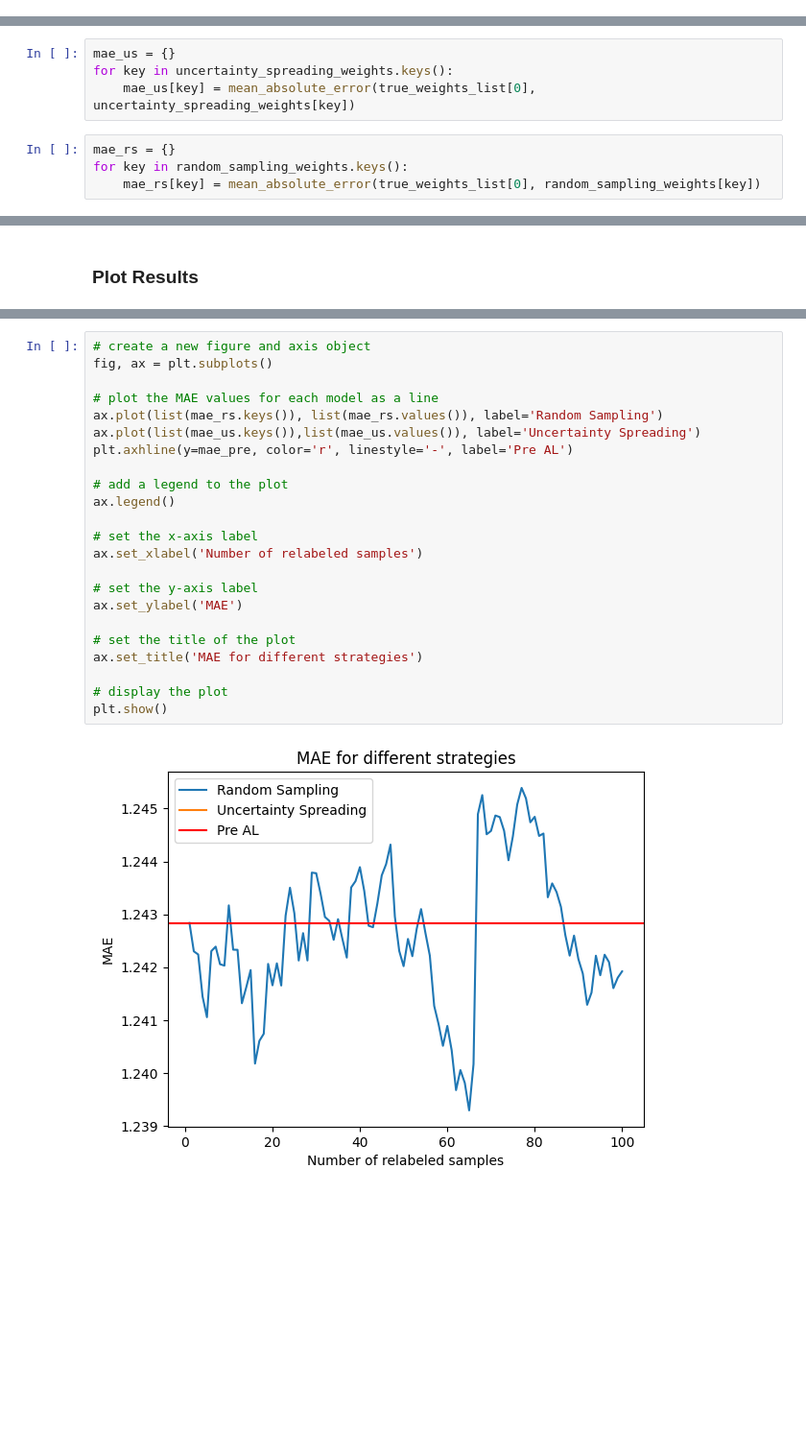
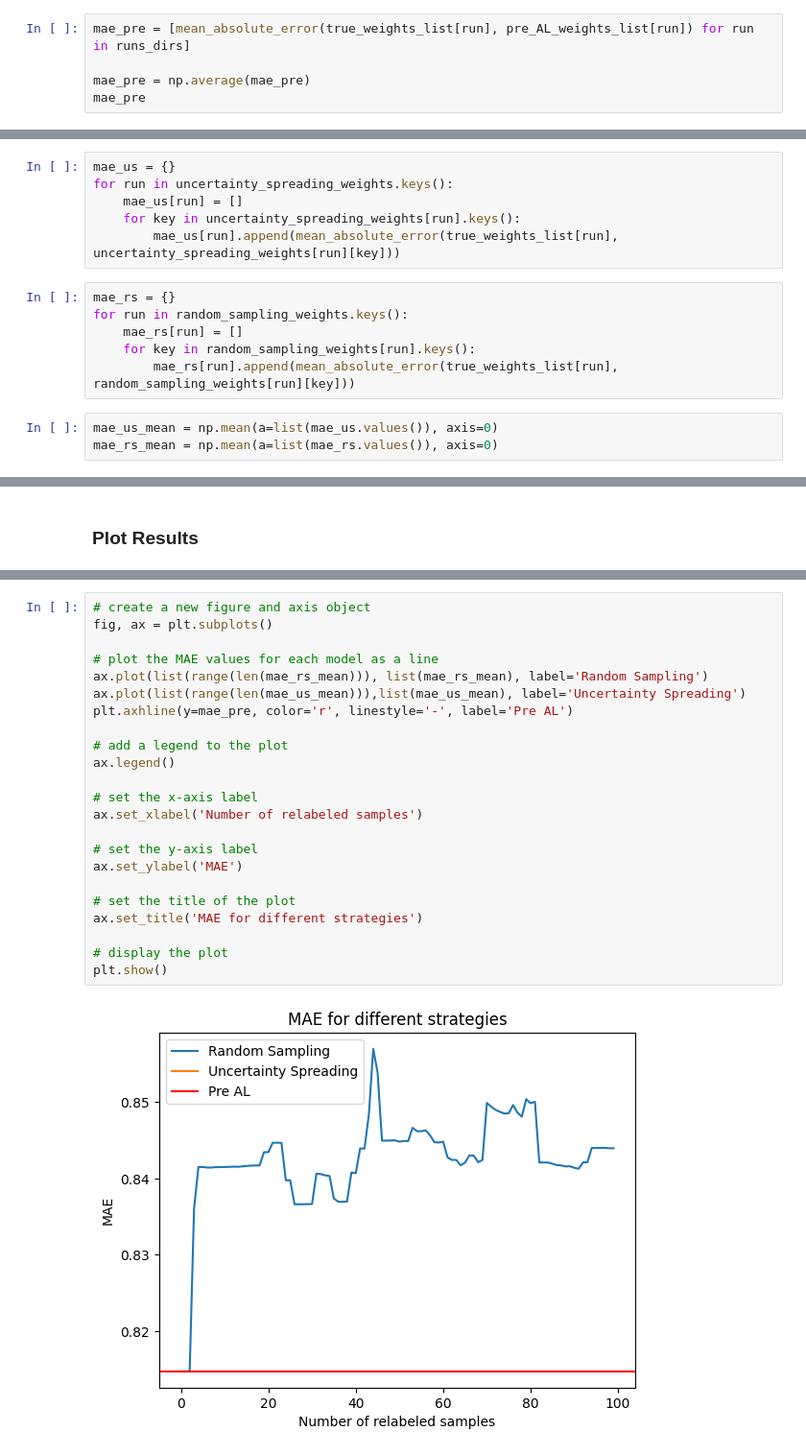
Before and after one commit to MassimilianoArca/master-thesis-experiments, a Jupyter notebook: master_thesis_experiments/notebooks/classification/evaluations.ipynb, the cells around one changed output, grey strips where cells are left out. Shown at 96% size. Drawn from its saved outputs; the diff is of its cells as text; blank space fills up the shorter version.

```diff
--- a/master_thesis_experiments/notebooks/classification/evaluations.ipynb
+++ b/master_thesis_experiments/notebooks/classification/evaluations.ipynb
@@ -86,0 +139,5 @@ mae_pre = mean_absolute_error(true_weights_list[0], pre_AL_weights_list[0])
+# %%
+mae_pre = [mean_absolute_error(true_weights_list[run], pre_AL_weights_list[run]) for run in runs_dirs]
+
+mae_pre = np.average(mae_pre)
+mae_pre
@@ -87,8 +146,15 @@ mae_pre = mean_absolute_error(true_weights_list[0], pre_AL_weights_list[0])
 # %%
 mae_us = {}
-for key in uncertainty_spreading_weights.keys():
-    mae_us[key] = mean_absolute_error(true_weights_list[0], uncertainty_spreading_weights[key])
+for run in uncertainty_spreading_weights.keys():
+    mae_us[run] = []
+    for key in uncertainty_spreading_weights[run].keys():
+        mae_us[run].append(mean_absolute_error(true_weights_list[run], uncertainty_spreading_weights[run][key]))
 # %%
 mae_rs = {}
-for key in random_sampling_weights.keys():
-    mae_rs[key] = mean_absolute_error(true_weights_list[0], random_sampling_weights[key])
+for run in random_sampling_weights.keys():
+    mae_rs[run] = []
+    for key in random_sampling_weights[run].keys():
+        mae_rs[run].append(mean_absolute_error(true_weights_list[run], random_sampling_weights[run][key]))
+# %%
+mae_us_mean = np.mean(a=list(mae_us.values()), axis=0)
+mae_rs_mean = np.mean(a=list(mae_rs.values()), axis=0)
@@ -117,25 +167,25 @@ mae_rs
 # %%
 # create a new figure and axis object
 fig, ax = plt.subplots()
 
 # plot the MAE values for each model as a line
-ax.plot(list(mae_rs.keys()), list(mae_rs.values()), label='Random Sampling')
-ax.plot(list(mae_us.keys()),list(mae_us.values()), label='Uncertainty Spreading')
+ax.plot(list(range(len(mae_rs_mean))), list(mae_rs_mean), label='Random Sampling')
+ax.plot(list(range(len(mae_us_mean))),list(mae_us_mean), label='Uncertainty Spreading')
 plt.axhline(y=mae_pre, color='r', linestyle='-', label='Pre AL')
 
 # add a legend to the plot
 ax.legend()
 
 # set the x-axis label
 ax.set_xlabel('Number of relabeled samples')
 
 # set the y-axis label
 ax.set_ylabel('MAE')
 
 # set the title of the plot
 ax.set_title('MAE for different strategies')
 
 # display the plot
 plt.show()
 # %% [output]
-[figure, old version]
+[figure, new version]
```
Also changed, not shown: parts of 13 cells of this notebook, 18 other files.
